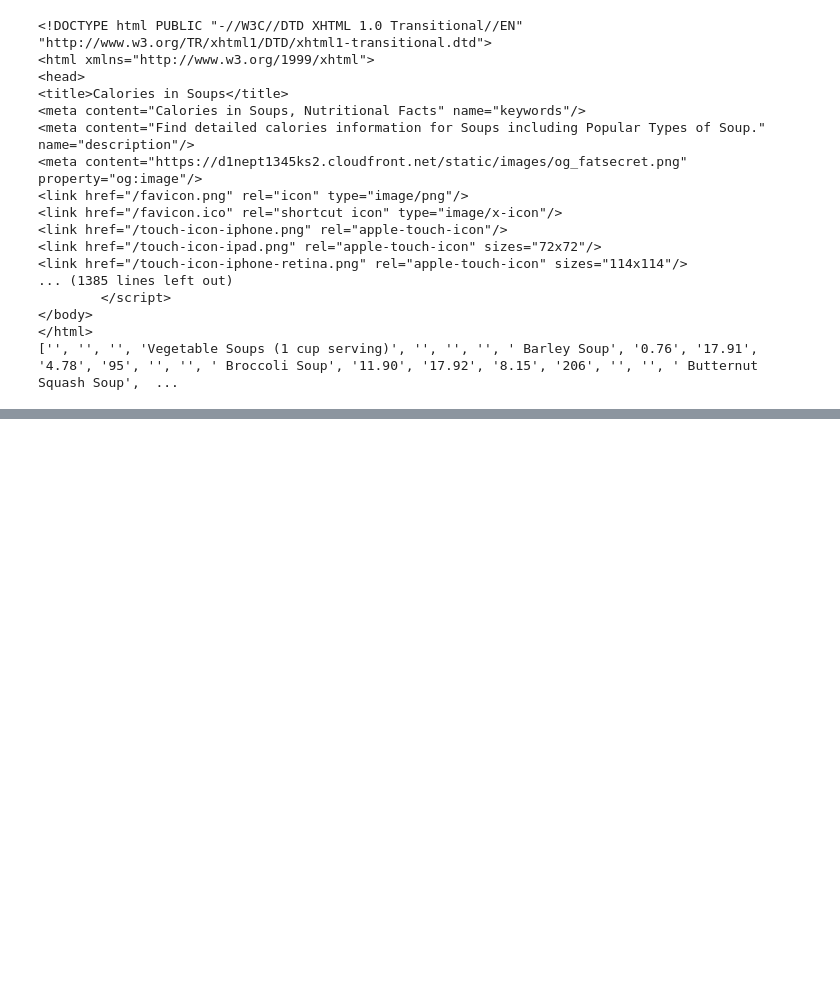
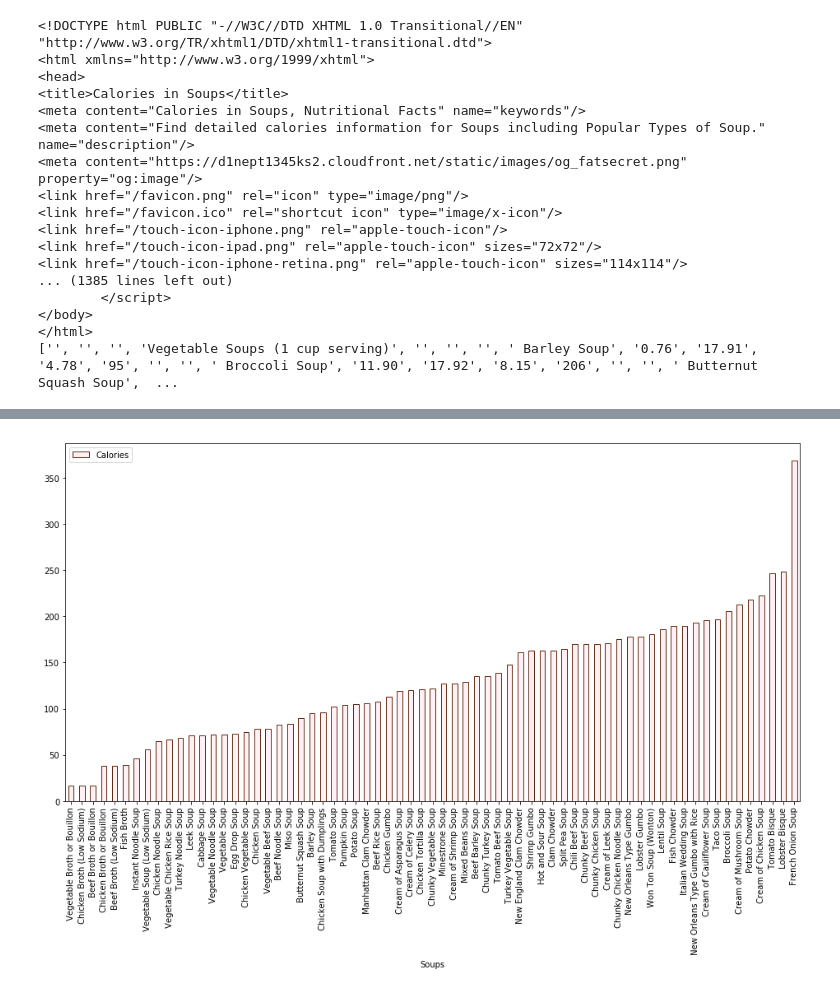
Before and after one commit to sejaldua/beautiful-soups, a Jupyter notebook: soup-nutrition.ipynb, the cells around one changed output, grey strips where cells are left out. Saved outputs shown, nothing was run; the diff lists cells and outputs as text; code cells hidden in the pictures; blank space fills up the shorter version.

```diff
--- a/soup-nutrition.ipynb
+++ b/soup-nutrition.ipynb
@@ -90 +92,11 @@ df
+# %%
+df2.sort_values('Calories',inplace=True)
+df2.plot(kind='bar',y='Calories',x='Soups', color = '#fff0f5', edgecolor = '#622a0f')
+
+fig = plt.gcf()
+fig.set_size_inches(16, 8)
+plt.show()
+fig.savefig('calories.png', dpi = 100)
+# %% [output]
+[figure, added]
 # %%
```
Also changed, not shown: parts of 2 cells of this notebook, 3 other files.
